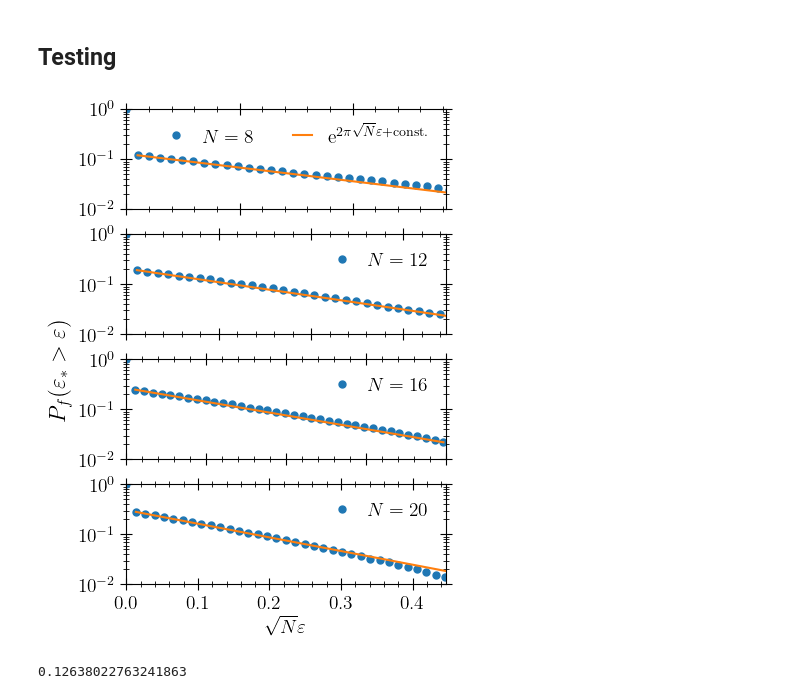
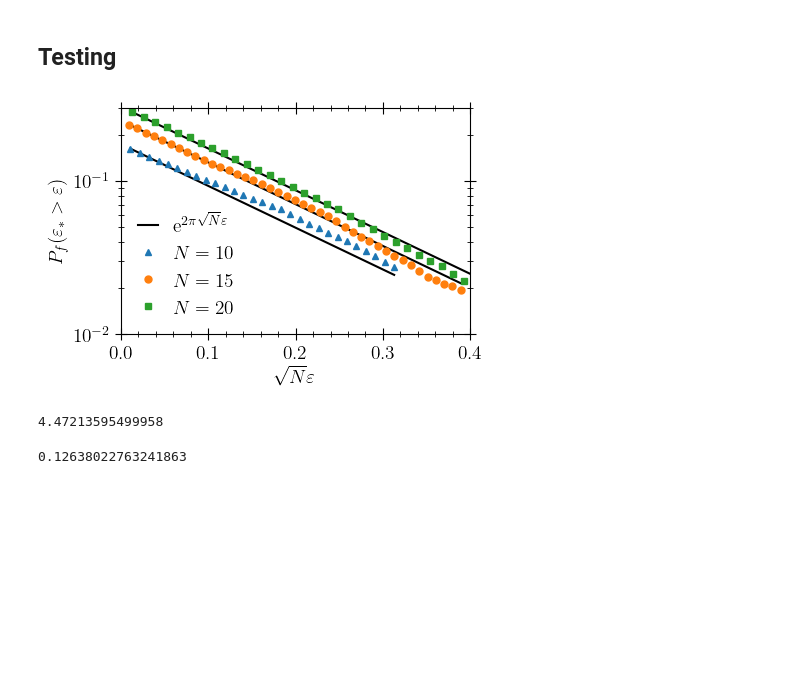
Before and after one commit to FZJ-PGI-12/Mean-Field-Approximate-Optimization-Algorithm, a Jupyter notebook: notebooks/plots_SK_model.ipynb, the cells around one changed output. Cells and saved outputs as stored; diff of their text form; code cells hidden in the pictures; blank space fills up the shorter version.

Commit message:
new figure 4

```diff
--- a/notebooks/plots_SK_model.ipynb
+++ b/notebooks/plots_SK_model.ipynb
@@ -339,38 +339,43 @@ savefig(PATH_DB * "Fig4.pdf", dpi=300)
 # %% [markdown]
 ## Testing
 # %%
-fig = figure(figsize=(4.2, 5.5))
+fig = figure(figsize=(4.5, 3))
 
-styles = ["-o", "-s", "-^", "-v"]
-styles = ["o" for _ in 1:size(N_range)[1]]
-# for (k, N) in enumerate([5, 10, 15, 20])
-for (k, N) in enumerate([8, 12, 16, 20])
-    ax = subplot(4, 1, k)
+styles = ["o", "s", "^", "v"]
+styles = ["^", "o", "s", "v"]
+# styles = ["o" for _ in 1:size(N_range)[1]]
+ax = subplot(111)
+for (k, N) in enumerate([10, 15, 20])
+# for (k, N) in enumerate([8, 12, 16, 20])
+#     ax = subplot(4, 1, k)
     cutoff_idx = findfirst(y -> y == argmin(x -> abs.(x .- cutoff), all_tail_bins[N]), all_tail_bins[N])
 
-    ax.semilogy(sqrt(N) .* all_tail_bins[N][1:cutoff_idx], all_tails[N][1:cutoff_idx] , styles[k], label=@sprintf("\$N=%2d\$", N), ms=5)
     if k == 1
         ax.semilogy(sqrt(N) .* all_tail_bins[N][2:cutoff_idx], map(x -> exp(-2pi*x + 2pi * sqrt(N) * all_tail_bins[N][2] + log(all_tails[N][2])), sqrt(N) .* all_tail_bins[N][2:cutoff_idx]),
-            label="\$\\mathrm{e}^{2\\pi\\sqrt{N}\\varepsilon+\\mathrm{const.}}\$")
+            label="\$\\mathrm{e}^{2\\pi\\sqrt{N}\\varepsilon}\$", "-k")
     else
-        ax.semilogy(sqrt(N) .* all_tail_bins[N][2:cutoff_idx], map(x -> exp(-2pi*x + 2pi * sqrt(N) * all_tail_bins[N][2] + log(all_tails[N][2])), sqrt(N) .* all_tail_bins[N][2:cutoff_idx]))
+        ax.semilogy(sqrt(N) .* all_tail_bins[N][2:cutoff_idx], map(x -> exp(-2pi*x + 2pi * sqrt(N) * all_tail_bins[N][2] + log(all_tails[N][2])), sqrt(N) .* all_tail_bins[N][2:cutoff_idx]),
+            "-k")
     end
-    ax.set_xlim(0, sqrt(N) .* 0.1)
-    ax.set_ylim(1e-2, 1e0)
 
-    if k < 4
-        ax.set_xticklabels([])
-    else
-        ax.set_xlabel("\$  \\sqrt{N}\\varepsilon \$")
-    end
-    legend(loc="upper right", ncol=2, handlelength=1.0)
-    fig.supylabel("\$ P_f(\\varepsilon_* > \\varepsilon) \$")
+    ax.semilogy(sqrt(N) .* all_tail_bins[N][1:cutoff_idx], all_tails[N][1:cutoff_idx] , styles[k], label=@sprintf("\$N=%2d\$", N), ms=5)
+
 end
+ax.set_xlim(0, 0.4)
+# ax.set_ylim(1e-2, 1e0)
+ax.set_ylim(1e-2, 3e-1)
+ax.set_xlabel("\$  \\sqrt{N}\\varepsilon \$")
+ax.set_ylabel("\$ P_f(\\varepsilon_* > \\varepsilon) \$")
+legend(loc="lower left", ncol=1, handlelength=1.0)
 
 tight_layout(pad=0.4)
-# savefig(PATH_DB * "Fig4.pdf", dpi=300)
+savefig(PATH_DB * "Fig4.pdf", dpi=300)
 # %% [output]
-[figure, old version]
+[figure, new version]
+# %%
+sqrt(20)
+# %% [output]
+4.47213595499958
 # %%
 -2/pi + 0.763
 # %% [output]
```
